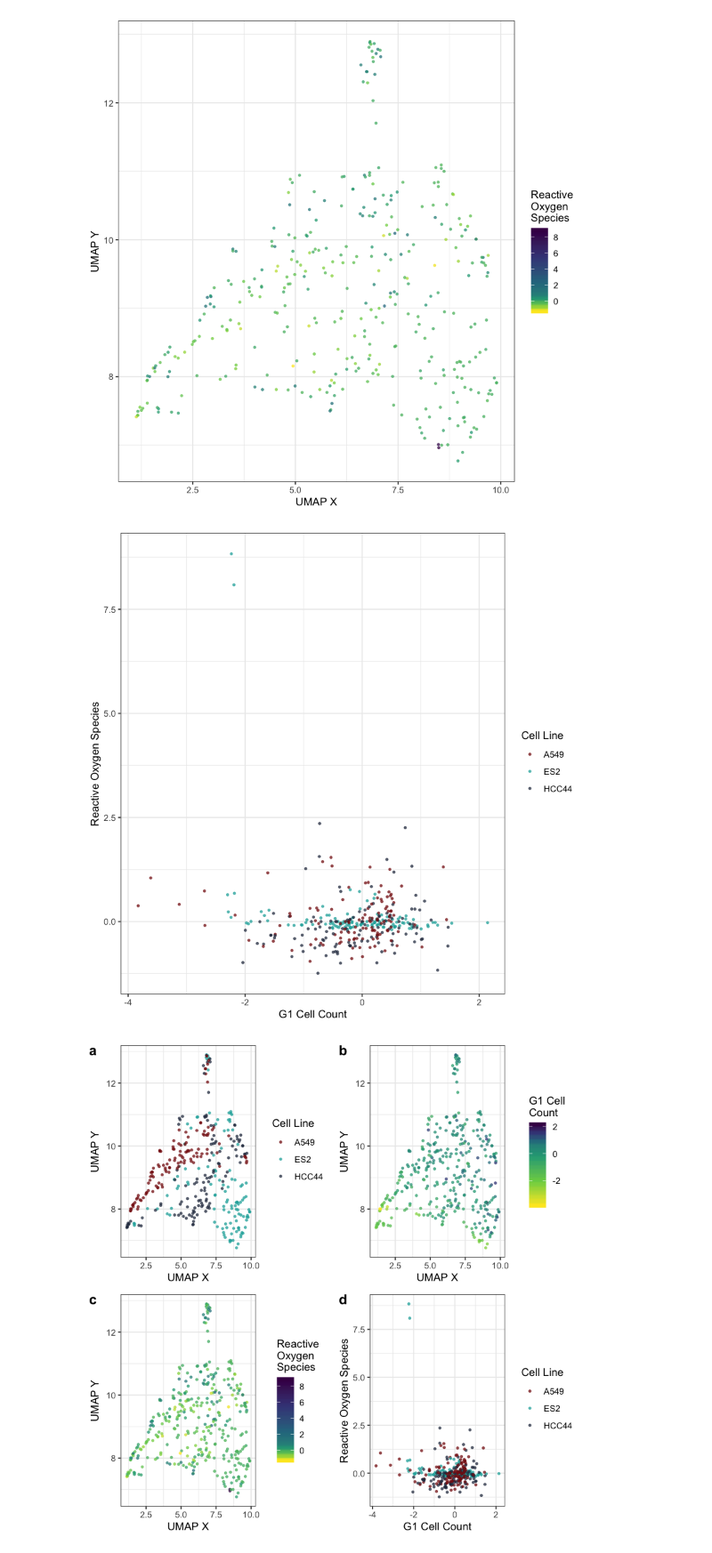
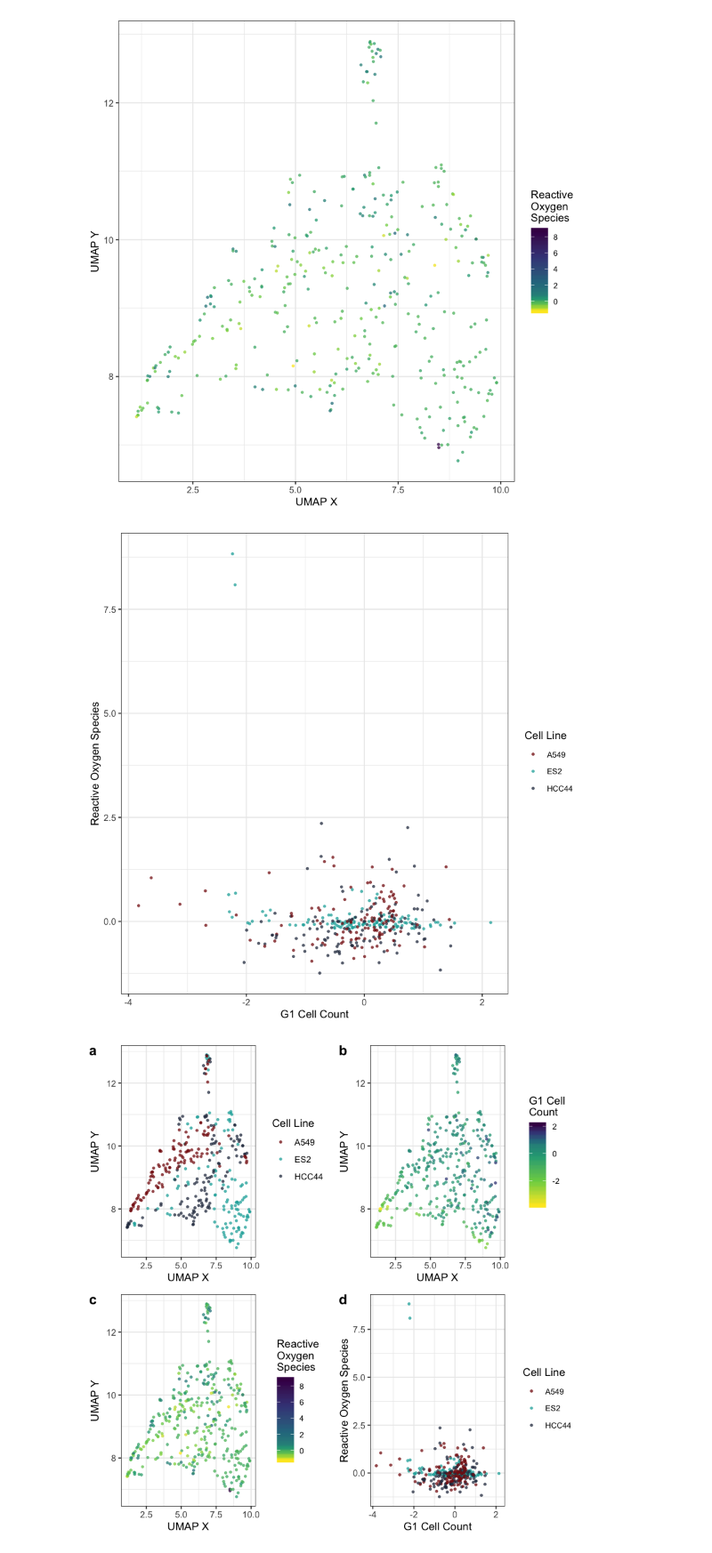
Before and after one commit to broadinstitute/cell-health, a Jupyter notebook: 3.train/11.visualize-crispr-umap.ipynb, the cells around one changed output. Shown at 89% size. Drawn from its saved outputs; the diff is of its cells as text; code cells hidden in the pictures.

Commit message:
fix text size in crispr figure

```diff
--- a/3.train/11.visualize-crispr-umap.ipynb
+++ b/3.train/11.visualize-crispr-umap.ipynb
@@ -19,6 +19,14 @@ output_figure_file <- file.path(
 
 point_alpha <- 0.7
 point_size <- 0.8
+axis_text_size <- 7.5
+legend_text_size <- 7
+
+text_theme <- theme(
+    axis.title = element_text(size = axis_text_size),
+    legend.title = element_text(size = legend_text_size),
+    legend.text = element_text(size = legend_text_size)
+)
 
 umap_file <- file.path(
     shiny_app_dir, paste0("profile_umap_with_cell_health_", consensus, ".tsv")
@@ -81,18 +95,20 @@ ros_gg
 # %%
 scatter_gg <- ggplot(umap_df, aes(x = cc_g1_n_objects, y = vb_ros_mean)) +
     geom_point(aes(color = Metadata_cell_line), alpha = point_alpha, size = point_size) +
     xlab("G1 Cell Count") +
     ylab("Reactive Oxygen Species") +
     theme_bw() +
+    theme(axis.text = element_text(size = axis_text_size),
+          legend.text = element_text(size = legend_text_size)) +
     scale_color_manual(
         name = "Cell Line",
         values = cell_line_colors,
         labels = cell_line_labels
     )
 
 scatter_gg
 # %% [output]
-[figure, old version]
+[figure, new version]
 # %%
 # Create multiplot
 full_figure <- cowplot::plot_grid(
```
Also changed, not shown: parts of 3 cells of this notebook, 2 other files.
